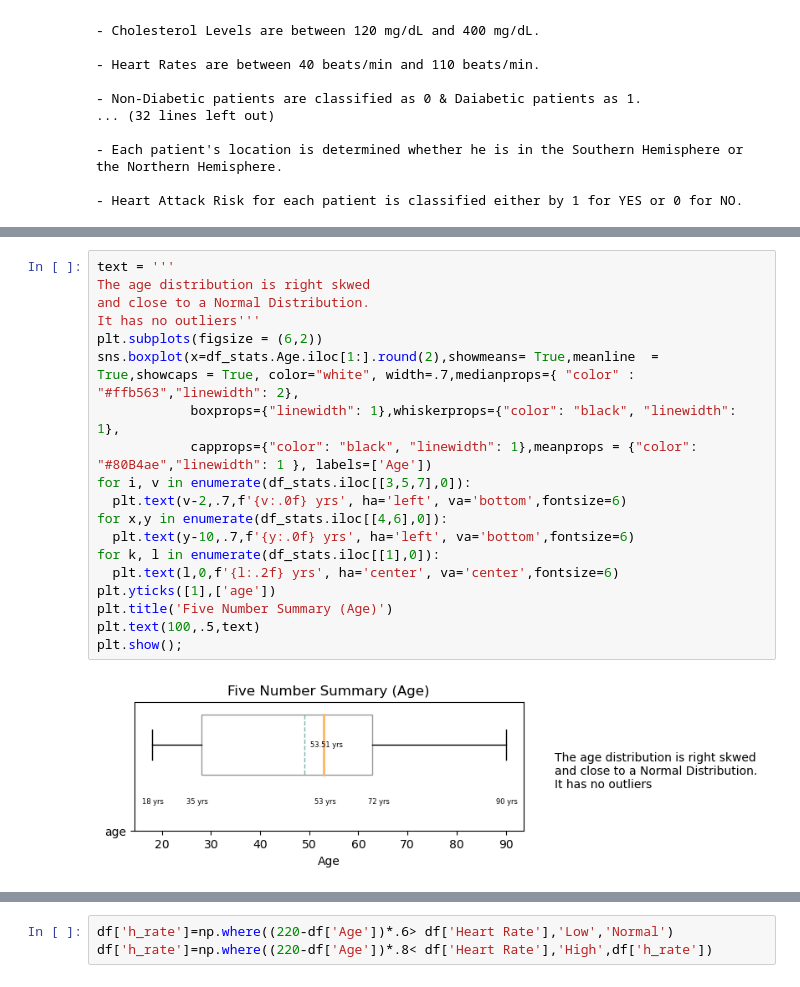
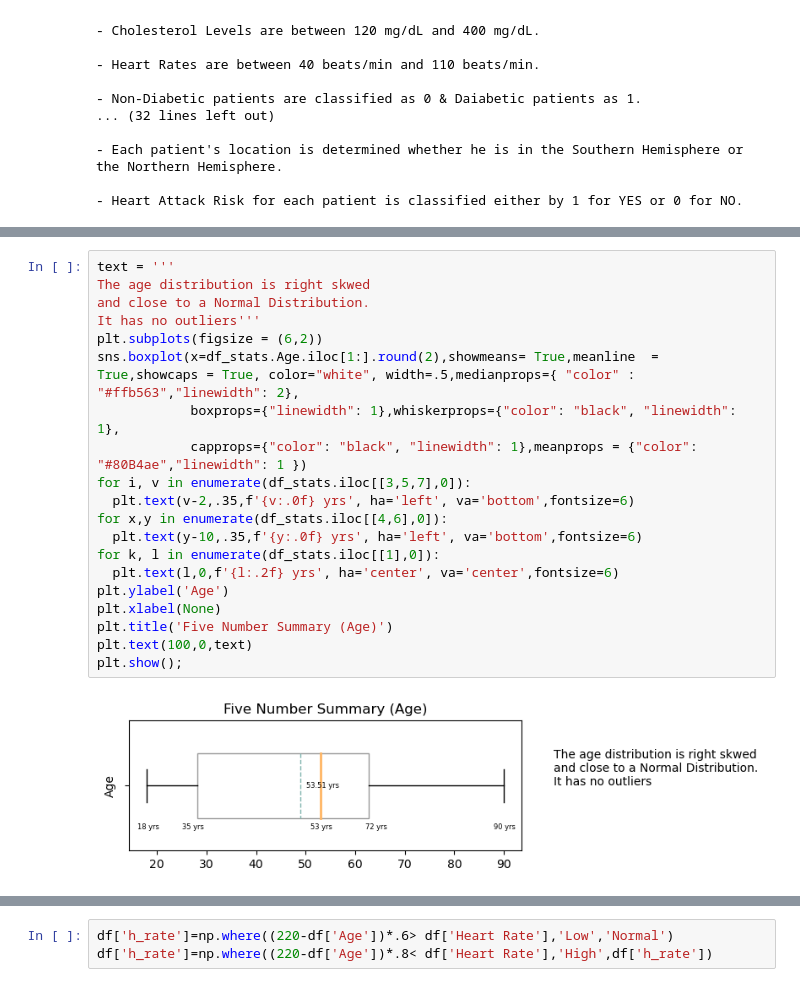
Before and after one commit to hend-a-ghafour/Heart_Attack_Risk_Analysis, a Jupyter notebook: Heart_Attack_Risk_Analysis.ipynb, the cells around one changed output, grey strips where cells are left out. Saved outputs shown, nothing was run; the diff lists cells and outputs as text.

```diff
--- a/Heart_Attack_Risk_Analysis.ipynb
+++ b/Heart_Attack_Risk_Analysis.ipynb
@@ -220,22 +220,23 @@ df_stats
 # %%
 text = '''
 The age distribution is right skwed
 and close to a Normal Distribution.
 It has no outliers'''
 plt.subplots(figsize = (6,2))
-sns.boxplot(x=df_stats.Age.iloc[1:].round(2),showmeans= True,meanline  = True,showcaps = True, color="white", width=.7,medianprops={ "color" : "#ffb563","linewidth": 2},
+sns.boxplot(x=df_stats.Age.iloc[1:].round(2),showmeans= True,meanline  = True,showcaps = True, color="white", width=.5,medianprops={ "color" : "#ffb563","linewidth": 2},
             boxprops={"linewidth": 1},whiskerprops={"color": "black", "linewidth": 1},
-            capprops={"color": "black", "linewidth": 1},meanprops = {"color": "#80B4ae","linewidth": 1 }, labels=['Age'])
+            capprops={"color": "black", "linewidth": 1},meanprops = {"color": "#80B4ae","linewidth": 1 })
 for i, v in enumerate(df_stats.iloc[[3,5,7],0]):
-  plt.text(v-2,.7,f'{v:.0f} yrs', ha='left', va='bottom',fontsize=6)
+  plt.text(v-2,.35,f'{v:.0f} yrs', ha='left', va='bottom',fontsize=6)
 for x,y in enumerate(df_stats.iloc[[4,6],0]):
-  plt.text(y-10,.7,f'{y:.0f} yrs', ha='left', va='bottom',fontsize=6)
+  plt.text(y-10,.35,f'{y:.0f} yrs', ha='left', va='bottom',fontsize=6)
 for k, l in enumerate(df_stats.iloc[[1],0]):
   plt.text(l,0,f'{l:.2f} yrs', ha='center', va='center',fontsize=6)
-plt.yticks([1],['age'])
+plt.ylabel('Age')
+plt.xlabel(None)
 plt.title('Five Number Summary (Age)')
-plt.text(100,.5,text)
+plt.text(100,0,text)
 plt.show();
 # %% [output]
-[figure, old version]
+[figure, new version]
 # %%
```
Also changed, not shown: parts of 1 cell of this notebook.
